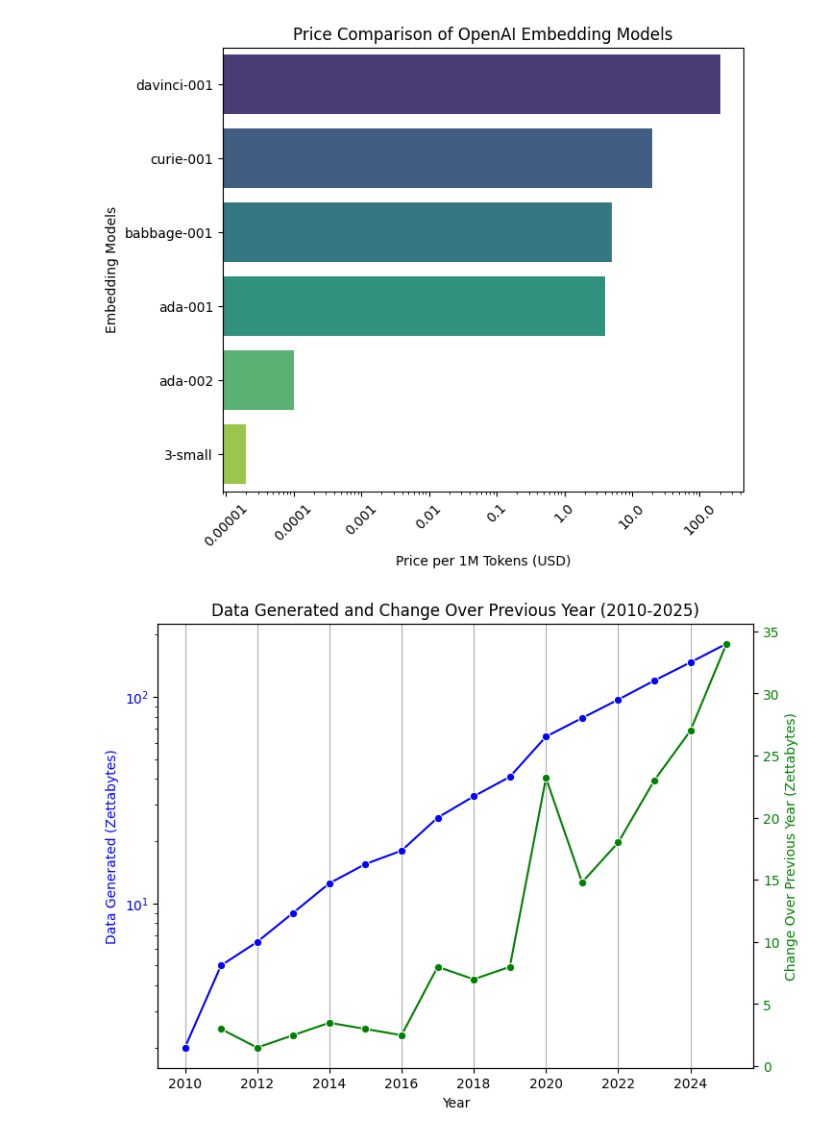
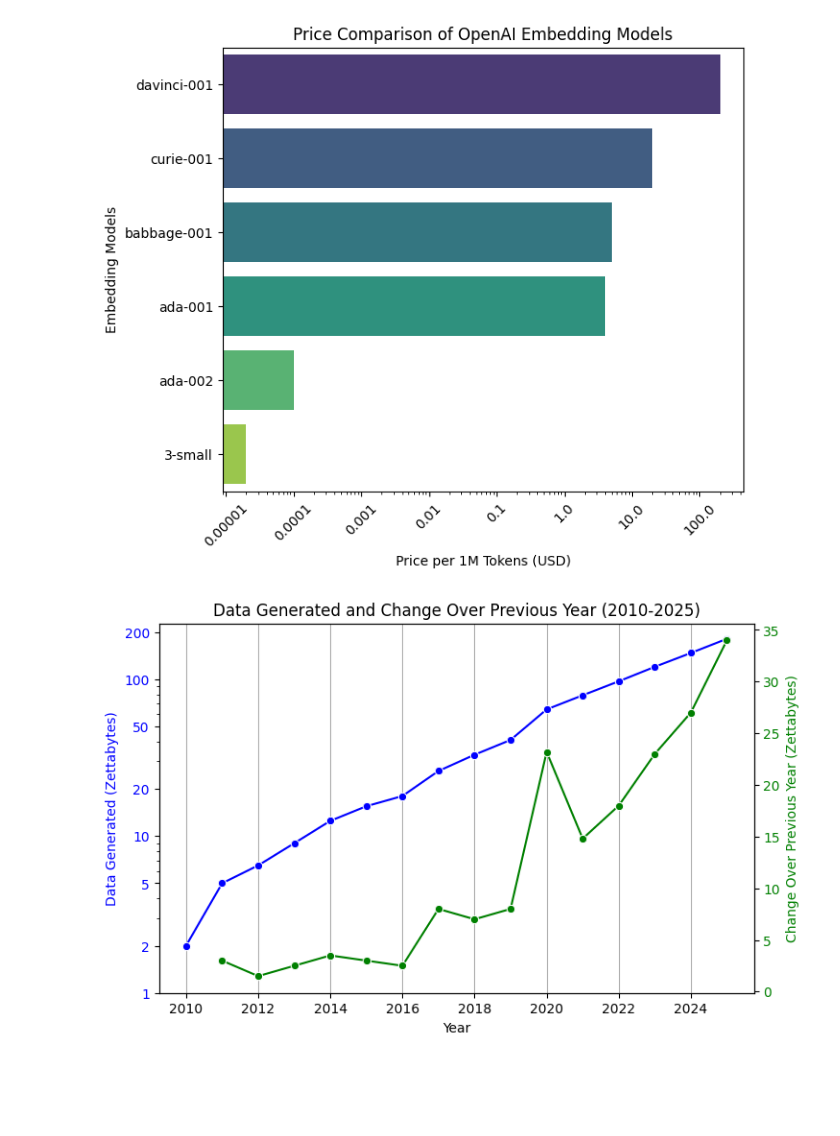
Before and after one commit to michaelsouza/formace, a Jupyter notebook: slides/2024.08.23/codes/charts.ipynb, the cells around one changed output. Cells and saved outputs as stored; diff of their text form; code cells hidden in the pictures; blank space fills up the shorter version.

```diff
--- a/slides/2024.08.23/codes/charts.ipynb
+++ b/slides/2024.08.23/codes/charts.ipynb
@@ -44,32 +44,37 @@ import matplotlib.pyplot as plt
 import pandas as pd
 
 # Data preparation
 data = {
     "Year": [2010, 2011, 2012, 2013, 2014, 2015, 2016, 2017, 2018, 2019, 2020, 2021, 2022, 2023, 2024, 2025],
     "Data Generated (Zettabytes)": [2, 5, 6.5, 9, 12.5, 15.5, 18, 26, 33, 41, 64.2, 79, 97, 120, 147, 181],
     "Change Over Previous Year (Zettabytes)": [None, 3, 1.5, 2.5, 3.5, 3, 2.5, 8, 7, 8, 23.2, 14.8, 18, 23, 27, 34]
 }
 
 df = pd.DataFrame(data)
 
 # Plotting
-fig, ax1 = plt.subplots(figsize=(8, 6))
+fig, ax1 = plt.subplots(figsize=(8, 5))
 
 # Plotting Data Generated on the first y-axis
 sns.lineplot(x="Year", y="Data Generated (Zettabytes)", data=df, marker='o', ax=ax1, color="blue")
 ax1.set_xlabel('Year')
 ax1.set_ylabel('Data Generated (Zettabytes)', color="blue")
 ax1.tick_params(axis='y', labelcolor="blue")
 ax1.set_yscale('log')
+
+# Set more ticks on the y-axis
+ax1.set_yticks([1, 2, 5, 10, 20, 50, 100, 200])
+ax1.get_yaxis().set_major_formatter(plt.ScalarFormatter())  # To ensure the log scale is represented correctly
+
 ax1.grid(axis='x')
 
 # Creating a second y-axis for the Change Over Previous Year
 ax2 = ax1.twinx()
 sns.lineplot(x="Year", y="Change Over Previous Year (Zettabytes)", data=df, marker='o', ax=ax2, color="green")
 ax2.set_ylabel('Change Over Previous Year (Zettabytes)', color="green")
 ax2.tick_params(axis='y', labelcolor="green")
 
 plt.title("Data Generated and Change Over Previous Year (2010-2025)")
 plt.show()
 # %% [output]
-[figure, old version]
+[figure, new version]
```
Also changed, not shown: 5 other files.
